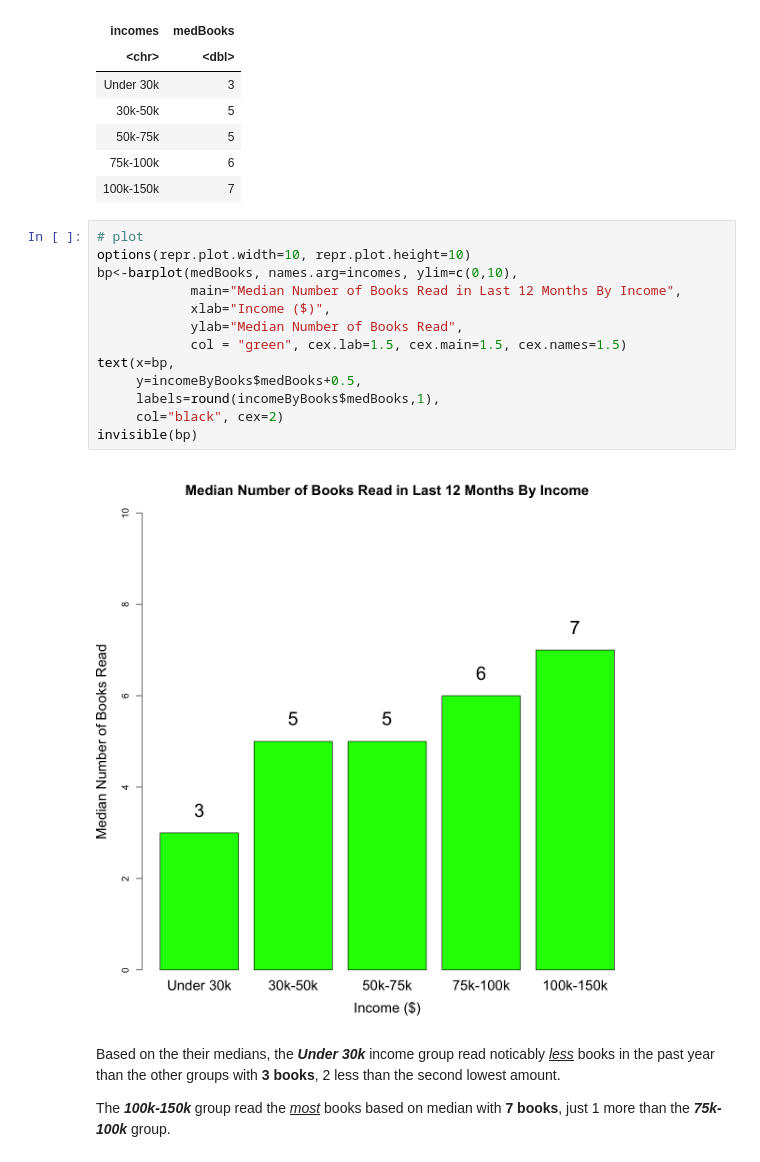
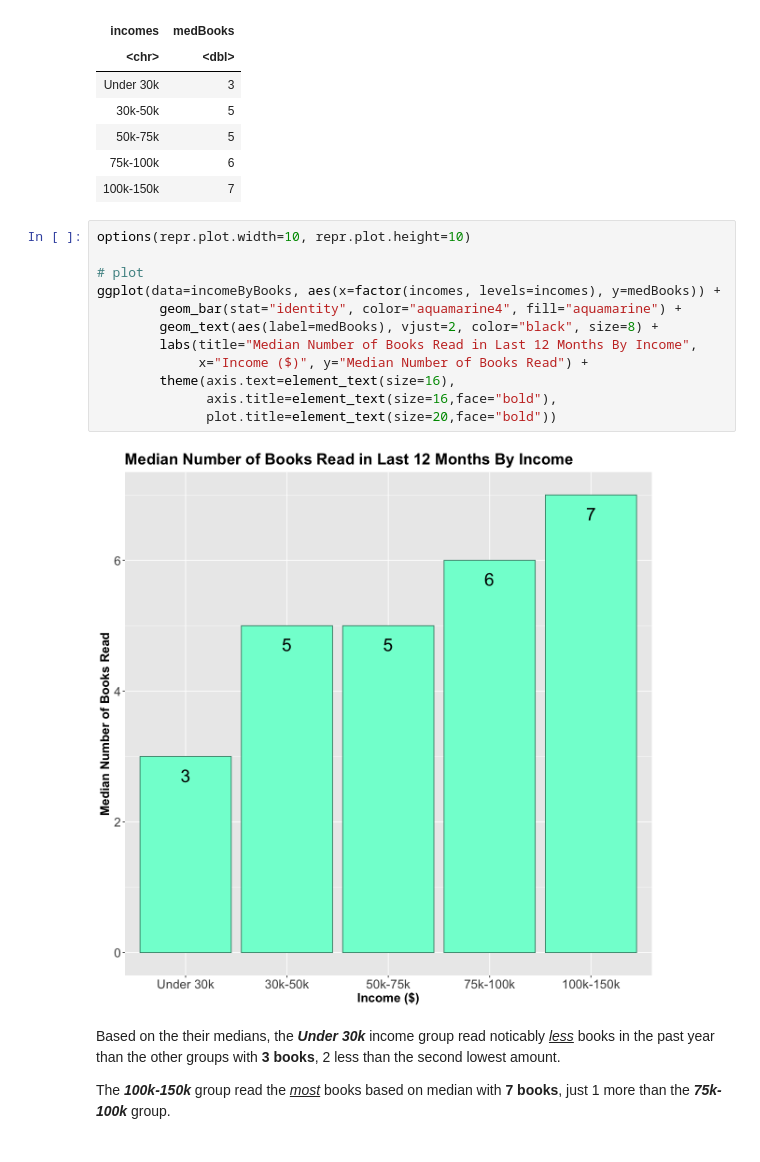
Before and after one commit to dannyjimenez98/Reading-Habits-vs-Income-Analysis, a Jupyter notebook: Reading-vs-Income-Analysis.ipynb, the cells around one changed output. Cells and saved outputs as stored; diff of their text form.

```diff
--- a/Reading-vs-Income-Analysis.ipynb
+++ b/Reading-vs-Income-Analysis.ipynb
@@ -169,21 +200,20 @@ A data.frame: 5 × 2
 | 50k-75k | 5 |
 | 75k-100k | 6 |
 | 100k-150k | 7 |
-# %%
-# plot
-options(repr.plot.width=10, repr.plot.height=10)
-bp<-barplot(medBooks, names.arg=incomes, ylim=c(0,10),
-            main="Median Number of Books Read in Last 12 Months By Income",
-            xlab="Income ($)",
-            ylab="Median Number of Books Read",
-            col = "green", cex.lab=1.5, cex.main=1.5, cex.names=1.5)
-text(x=bp,
-     y=incomeByBooks$medBooks+0.5,
-     labels=round(incomeByBooks$medBooks,1),
-     col="black", cex=2)
-invisible(bp)
-# %% [output]
-[figure, removed]
+# %%
+options(repr.plot.width=10, repr.plot.height=10)
+
+# plot
+ggplot(data=incomeByBooks, aes(x=factor(incomes, levels=incomes), y=medBooks)) +
+        geom_bar(stat="identity", color="aquamarine4", fill="aquamarine") +
+        geom_text(aes(label=medBooks), vjust=2, color="black", size=8) +
+        labs(title="Median Number of Books Read in Last 12 Months By Income",
+             x="Income ($)", y="Median Number of Books Read") +
+        theme(axis.text=element_text(size=16),
+              axis.title=element_text(size=16,face="bold"),
+              plot.title=element_text(size=20,face="bold"))
+# %% [output]
+[figure, added]
 # %% [markdown]
 Based on the their medians, the ***Under 30k*** income group read noticably <u>*less*</u> books in the past year than the other groups with **3 books**, 2 less than the second lowest amount.
 
```
Also changed, not shown: parts of 8 cells of this notebook.
